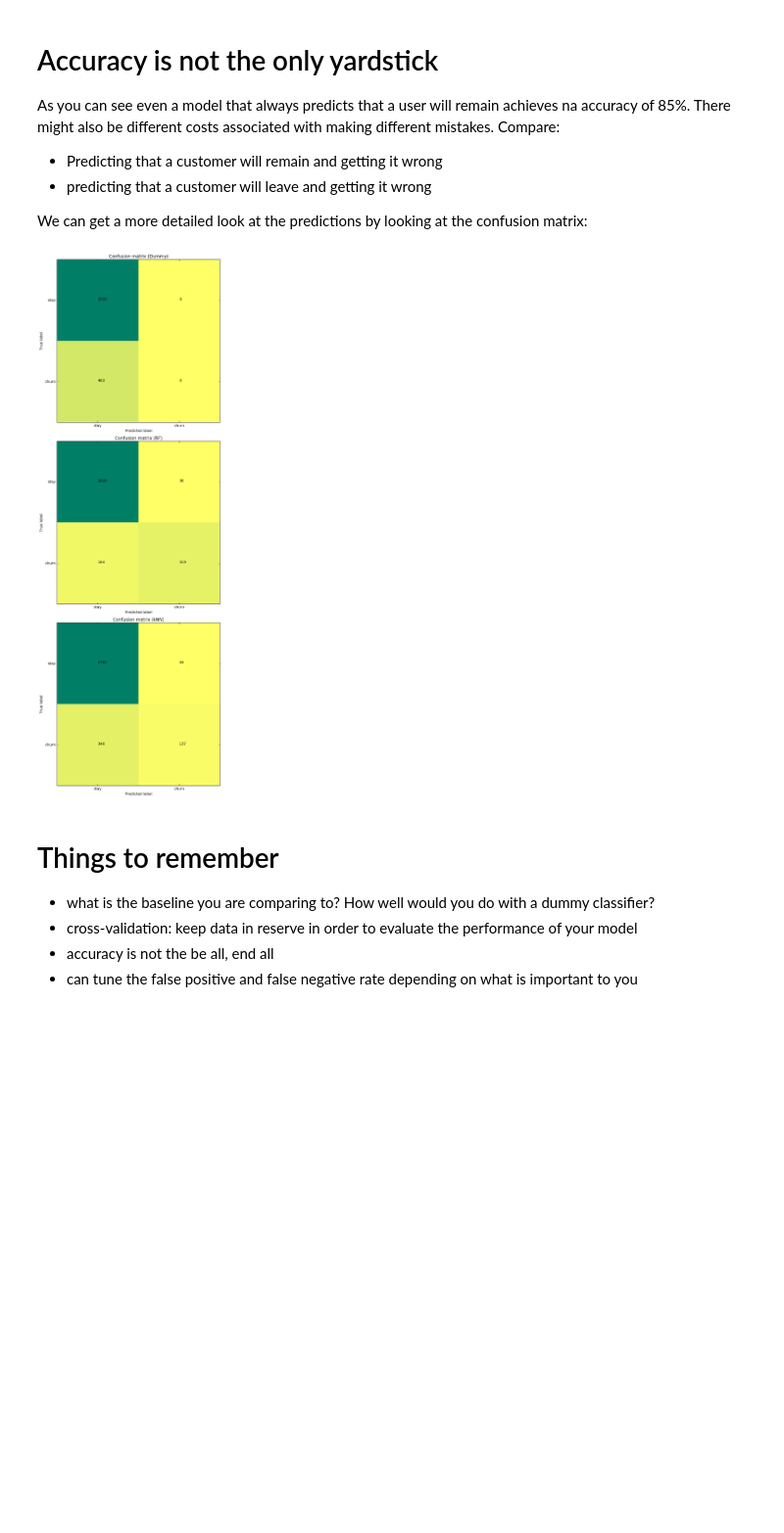
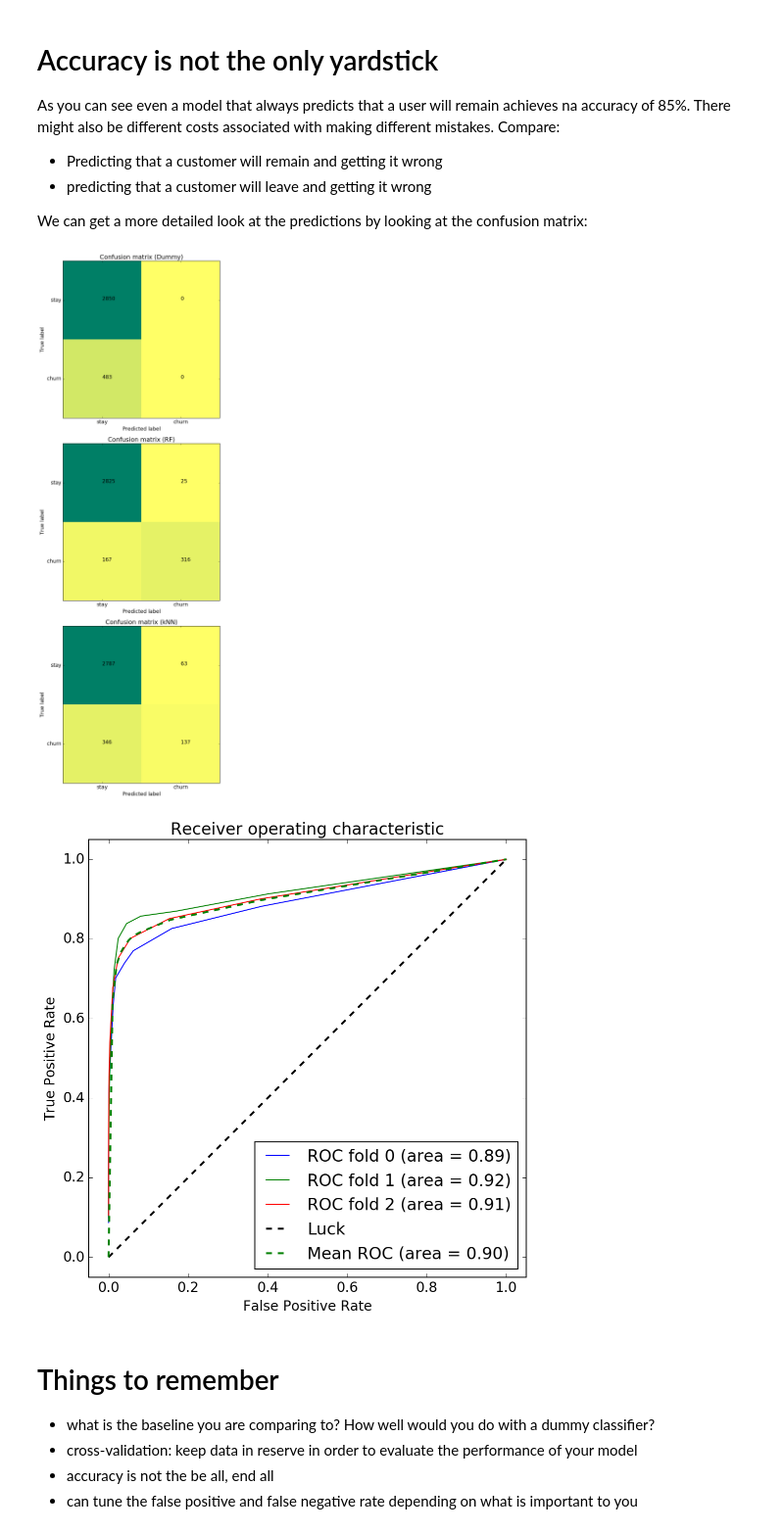
Before and after one commit to wildtreetech/ghbd, a Jupyter notebook: churn.ipynb, the cells around one changed output. Shown: that part at 98% size. Drawn from its saved outputs; the diff is of its cells as text; code cells hidden in the pictures; blank space fills up the shorter version.

Commit message:
Churning the churn

```diff
--- a/churn.ipynb
+++ b/churn.ipynb
@@ -106,4 +104,4 @@ churn_features.head().T
 | CustServ Calls | 1 | 1 | 0 | 2 | 3 |
 # %%
 # convert everything to numerical values
-X = churn_features.astype(np.float)
+X = churn_features.as_matrix().astype(np.float)
@@ -184,4 +194,4 @@ for (name,classifier), ax in zip(classifiers, axarr):
 
 plt.tight_layout()
 # %% [output]
-[figure, old version]
+[figure, new version]
@@ -190,3 +198,15 @@ plt.tight_layout()
+# %%
+from sklearn.cross_validation import StratifiedKFold
+from utils import draw_roc_curve
+
+clf = RandomForestClassifier()
+#clf = RandomForestClassifier(n_estimators=30)
+#clf = RandomForestClassifier(max_depth=5)
+cv = StratifiedKFold(y, n_folds=3)
+
+draw_roc_curve(clf, cv, X, y)
+# %% [output]
+[figure, added]
 # %% [markdown]
 # Things to remember
 
```
Also changed, not shown: parts of 5 cells of this notebook, 3 other files.
